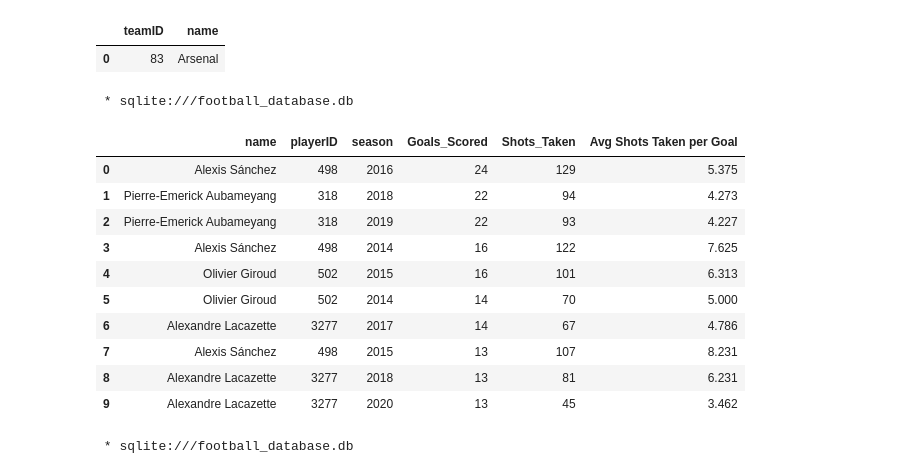
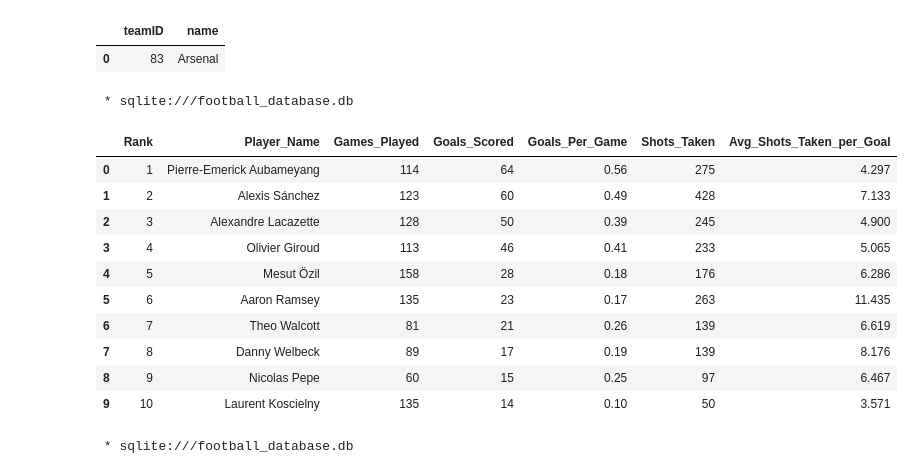
Before and after one commit to Zaki978/European-Soccer-SQL-Data-Project, a Jupyter notebook: EU Football SQL Project.ipynb, the cells around one changed output. Saved outputs shown, nothing was run; the diff lists cells and outputs as text; code cells hidden in the pictures.

```diff
--- a/EU Football SQL Project.ipynb
+++ b/EU Football SQL Project.ipynb
@@ -485,29 +544,46 @@ WHERE name LIKE '%Arsenal%';
 | 0 | 83 | Arsenal |
 # %%
 %%sql
--- Calculate Arsenal's top scoring players by displaying goals scored, shots taken and the shot/goal ratio by season per player
-SELECT p.name, p.playerID, season, SUM(a.goals) AS Goals_Scored, SUM(a.shots) AS Shots_Taken, Round(AVG(a.shots)/AVG(a.goals),3) as "Avg Shots Taken per Goal"
-FROM appearances a
-LEFT JOIN games g ON a.gameID = g.gameID
-LEFT JOIN teams t ON t.teamID IN (g.homeTeamID, g.awayTeamID)
-LEFT JOIN players p ON p.playerID = a.playerID
-WHERE t.teamID = 83
-GROUP BY a.playerID, g.season
+-- Calculate Arsenal's top scoring players by displaying goals scored, goal's per game, shots taken and the shot/goal ratio by season per player
+WITH Arsenal_Player_Stats AS (
+    SELECT
+        p.name AS Player_Name,
+        COUNT(g.gameID) AS Games_Played,
+        SUM(a.goals) AS Goals_Scored,
+        SUM(a.shots) AS Shots_Taken,
+        ROUND(CAST(SUM(a.shots) AS FLOAT)/NULLIF(SUM(a.goals),0),3) as Avg_Shots_Taken_per_Goal
+    FROM appearances a
+    LEFT JOIN games g ON a.gameID = g.gameID
+    LEFT JOIN teams t ON t.teamID IN (g.homeTeamID, g.awayTeamID)
+    LEFT JOIN players p ON p.playerID = a.playerID
+    WHERE t.teamID = 83
+    GROUP BY p.playerID, p.name
+)
+
+SELECT
+    Row_Number() OVER(ORDER BY Goals_Scored DESC) AS Rank,
+    Player_Name,
+    Games_Played,
+    Goals_Scored,
+    ROUND(CAST(Goals_Scored AS FLOAT)/Games_Played, 2) AS Goals_Per_Game,
+    Shots_Taken,
+    Avg_Shots_Taken_per_Goal
+FROM Arsenal_Player_Stats
 ORDER BY Goals_scored DESC
-LIMIT 10;
+LIMIT 10
 # %% [output]
  * sqlite:///football_database.db
-|  | name | playerID | season | Goals_Scored | Shots_Taken | Avg Shots Taken per Goal |
-| 0 | Alexis Sánchez | 498 | 2016 | 24 | 129 | 5.375 |
-| 1 | Pierre-Emerick Aubameyang | 318 | 2018 | 22 | 94 | 4.273 |
-| 2 | Pierre-Emerick Aubameyang | 318 | 2019 | 22 | 93 | 4.227 |
-| 3 | Alexis Sánchez | 498 | 2014 | 16 | 122 | 7.625 |
-| 4 | Olivier Giroud | 502 | 2015 | 16 | 101 | 6.313 |
-| 5 | Olivier Giroud | 502 | 2014 | 14 | 70 | 5.000 |
-| 6 | Alexandre Lacazette | 3277 | 2017 | 14 | 67 | 4.786 |
-| 7 | Alexis Sánchez | 498 | 2015 | 13 | 107 | 8.231 |
-| 8 | Alexandre Lacazette | 3277 | 2018 | 13 | 81 | 6.231 |
-| 9 | Alexandre Lacazette | 3277 | 2020 | 13 | 45 | 3.462 |
+|  | Rank | Player_Name | Games_Played | Goals_Scored | Goals_Per_Game | Shots_Taken | Avg_Shots_Taken_per_Goal |
+| 0 | 1 | Pierre-Emerick Aubameyang | 114 | 64 | 0.56 | 275 | 4.297 |
+| 1 | 2 | Alexis Sánchez | 123 | 60 | 0.49 | 428 | 7.133 |
+| 2 | 3 | Alexandre Lacazette | 128 | 50 | 0.39 | 245 | 4.900 |
+| 3 | 4 | Olivier Giroud | 113 | 46 | 0.41 | 233 | 5.065 |
+| 4 | 5 | Mesut Özil | 158 | 28 | 0.18 | 176 | 6.286 |
+| 5 | 6 | Aaron Ramsey | 135 | 23 | 0.17 | 263 | 11.435 |
+| 6 | 7 | Theo Walcott | 81 | 21 | 0.26 | 139 | 6.619 |
+| 7 | 8 | Danny Welbeck | 89 | 17 | 0.19 | 139 | 8.176 |
+| 8 | 9 | Nicolas Pepe | 60 | 15 | 0.25 | 97 | 6.467 |
+| 9 | 10 | Laurent Koscielny | 135 | 14 | 0.10 | 50 | 3.571 |
 # %%
 %%sql
 -- Rank the teams according to the number of games won over 2014 to 2020 seasons for premier league teams in the dataset
```
Also changed, not shown: parts of 3 cells of this notebook, 1 other file.
